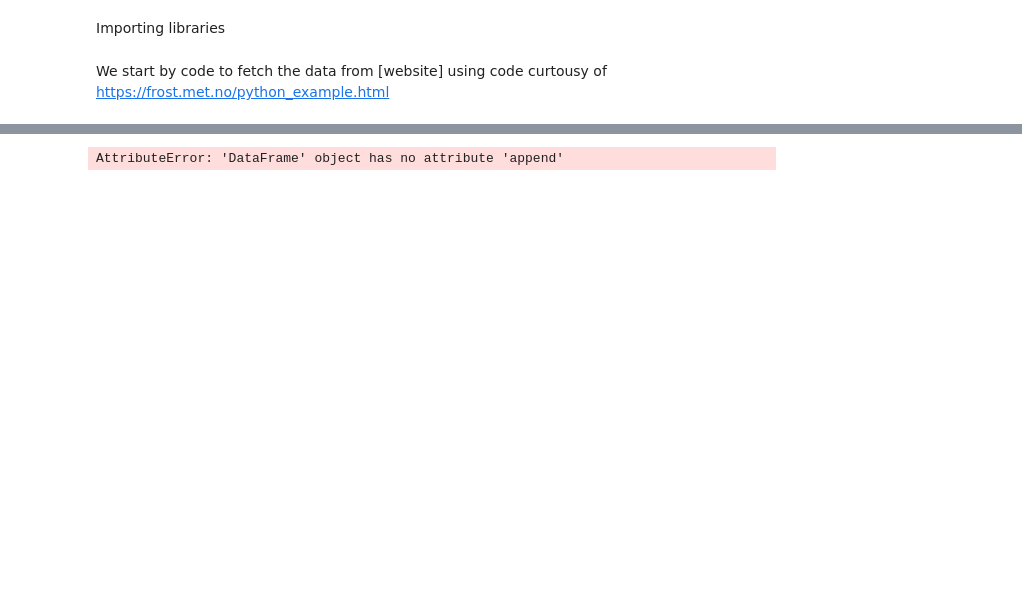
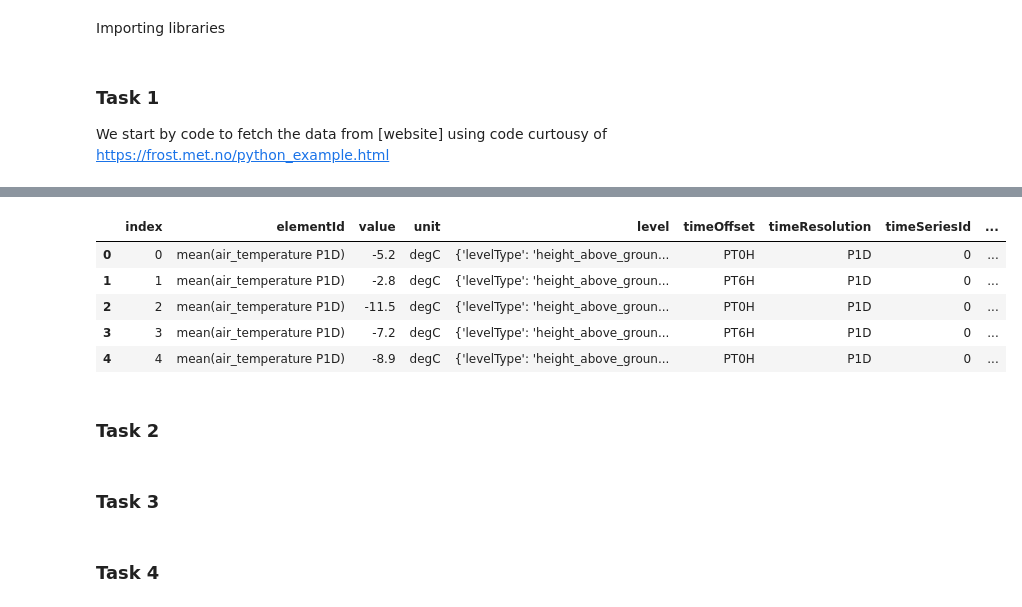
Before and after one commit to Dirven418/Deliverable1, a Jupyter notebook: weather.ipynb, the cells around one changed output, grey strips where cells are left out. Cells and saved outputs as stored; diff of their text form; code cells hidden in the pictures; blank space fills up the shorter version.

Commit message:
Added docstring to get_data and space for tasks

```diff
--- a/weather.ipynb
+++ b/weather.ipynb
@@ -6,34 +6,56 @@ import yaml
 import pandas as pd
 import matplotlib.pyplot as plt
 # %% [markdown]
+### Task 1
 We start by code to fetch the data from [website] using code curtousy of https://frost.met.no/python_example.html
 # %%
-# Insert your own client ID here from a yaml file with client_ID: <YOUR CLIENT ID>
+# Insert your own client ID here from a yaml file containing client_ID: <YOUR CLIENT ID>
 with open("key.yaml", "r") as f:
     config = yaml.safe_load(f)
 
-client_id = config.get("client_ID")
+# making a function to request data from frost.met.no
+def get_data(requested_data: str, timeframe:str ) -> dict:
+    """
+    Requests a datatype for the weather station SN17850 in ås for a given timeframe
+    from https://frost.met.no/observations/v0.jsonld.
 
-endpoint = 'https://frost.met.no/observations/v0.jsonld'
-parameters = {
-'sources': 'SN17850',
-'elements': 'mean(air_temperature P1D)',
-'referencetime': '2025-01-01/2025-12-31',
-}
+    ARGS:
+        requested_data: requested_data: the data that will be requested. Full list of
+        available data elements that can be requested at https://frost.met.no/elementtable.
 
-# Issue an HTTP GET request
-r = requests.get(endpoint, parameters, auth=(client_id, ''))
-# Extract JSON data
-json = r.json()
+        timeframe: the timeframe for the requested data given as dates given in the format
+        2025-01-01/2025-12-31 for data from January 1st 2025 to December 31st 2025.
 
-# verifies if data is retrived
-if r.status_code == 200:
-    data = json['data']
-    print('Data retrieved from frost.met.no!')
-else:
-    print('Error! Returned status code %s' % r.status_code)
-    print('Message: %s' % json['error']['message'])
-    print('Reason: %s' % json['error']['reason'])
+    Returns:
+        a requested data in the form of a dictionary
+    """
+    client_id = config.get("client_ID")
+
+    endpoint = 'https://frost.met.no/observations/v0.jsonld'
+    parameters = {
+    'sources': 'SN17850',
+    'elements': requested_data,
+    'referencetime': timeframe,
+    }
+    # Issue an HTTP GET request
+    r_mean = requests.get(endpoint, parameters, auth=(client_id, ''))
+    # Extract JSON data
+    json = r_mean.json()
+
+    # verifies if data is retrived
+    if r_mean.status_code == 200:
+        data = json['data']
+        print('Data retrieved from frost.met.no!')
+    else:
+        print('Error! Returned status code %s' % r.status_code)
+        print('Message: %s' % json['error']['message'])
+        print('Reason: %s' % json['error']['reason'])
+
+    return data
+
+
+
+
 
 
 # This will return a Dataframe with all of the observations in a table format
@@ -42,7 +64,9 @@ for i in range(len(data)):
     row = pd.DataFrame(data[i]['observations'])
     row['referenceTime'] = data[i]['referenceTime']
     row['sourceId'] = data[i]['sourceId']
-    df = df.append(row)
+    df = pd.concat([df, row], ignore_index=True)
 
 df = df.reset_index()
+
+# df.head()
 # %% [output]
@@ -49,2 +74,9 @@ df = df.reset_index()
 Data retrieved from frost.met.no!
-AttributeError: 'DataFrame' object has no attribute 'append'
+|  | index | elementId | value | unit | level | timeOffset | timeResolution | timeSeriesId | ... |
+| 0 | 0 | mean(air_temperature P1D) | -5.2 | degC | {'levelType': 'height_above_groun... | PT0H | P1D | 0 | ... |
+| 1 | 1 | mean(air_temperature P1D) | -2.8 | degC | {'levelType': 'height_above_groun... | PT6H | P1D | 0 | ... |
+| 2 | 2 | mean(air_temperature P1D) | -11.5 | degC | {'levelType': 'height_above_groun... | PT0H | P1D | 0 | ... |
+| 3 | 3 | mean(air_temperature P1D) | -7.2 | degC | {'levelType': 'height_above_groun... | PT6H | P1D | 0 | ... |
+| 4 | 4 | mean(air_temperature P1D) | -8.9 | degC | {'levelType': 'height_above_groun... | PT0H | P1D | 0 | ... |
+# %% [markdown]
+### Task 2
@@ -50,0 +85,2 @@ AttributeError: 'DataFrame' object has no attribute 'append'
+# %% [markdown]
+### Task 3
@@ -50,0 +89,2 @@ AttributeError: 'DataFrame' object has no attribute 'append'
+# %% [markdown]
+### Task 4
```
Also changed, not shown: parts of 6 cells of this notebook, 1 other file.
